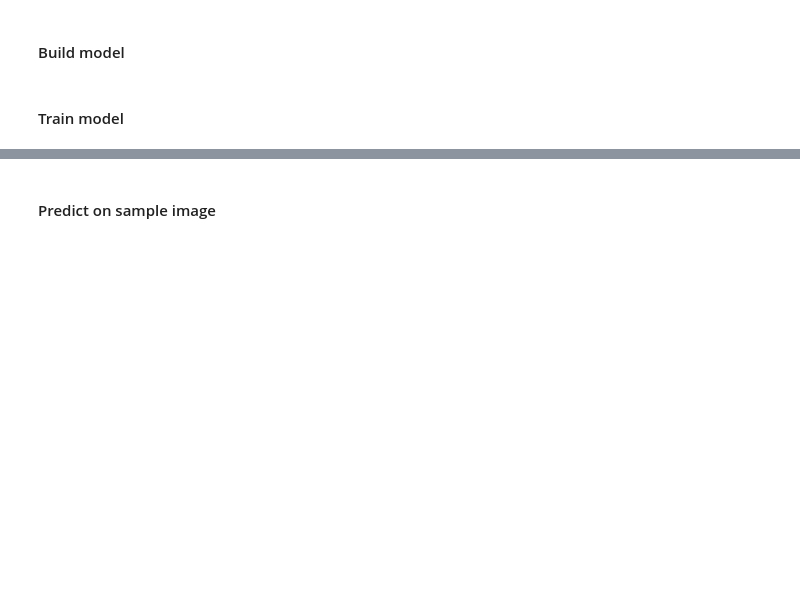
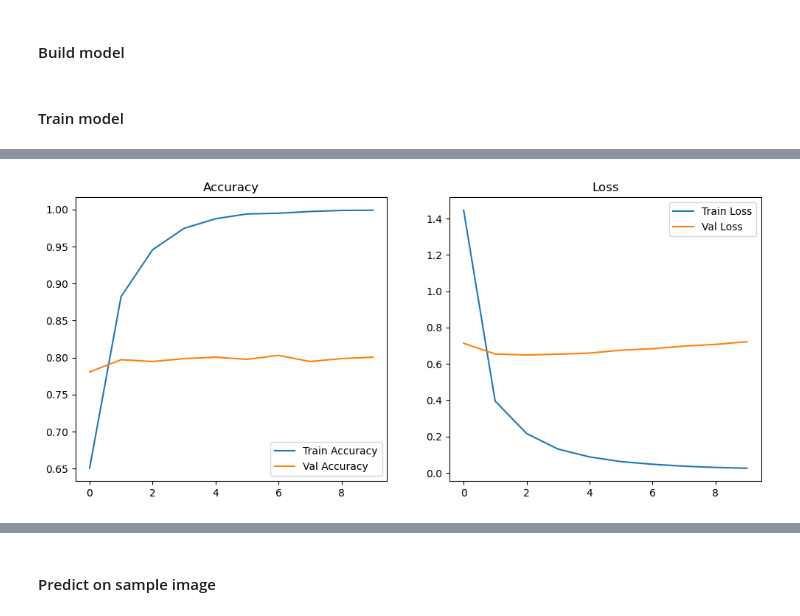
Before and after one commit to vibhasfl/machine-learning-models, a Jupyter notebook: Deep Learning/dog-breed-identifications/updated.ipynb, the cells around one changed output, grey strips where cells are left out. Cells and saved outputs as stored; diff of their text form; code cells hidden in the pictures; blank space fills up the shorter version.

Commit message:
Added validation set

```diff
--- a/Deep Learning/dog-breed-identifications/updated.ipynb
+++ b/Deep Learning/dog-breed-identifications/updated.ipynb
@@ -61,4 +83,5 @@ labels = labels_csv_df["breed_index"].values
 # %% [markdown]
 #### Create TF dataset
 # %%
-dataset = tf.data.Dataset.from_tensor_slices((image_ids, labels)) # Still raw data
+train_dataset = tf.data.Dataset.from_tensor_slices((train_image_ids, train_labels)) # Still raw data
+val_dataset = tf.data.Dataset.from_tensor_slices((val_image_ids, val_labels)) # Still raw data
@@ -65,9 +94,15 @@ dataset = tf.data.Dataset.from_tensor_slices((image_ids, labels)) # Still raw da
 # %%
-dataset = dataset.map(load_image, num_parallel_calls=tf.data.AUTOTUNE) # Actual data loading
+train_dataset = train_dataset.map(load_image, num_parallel_calls=tf.data.AUTOTUNE) # Actual data loading
+val_dataset = val_dataset.map(load_image, num_parallel_calls=tf.data.AUTOTUNE) # Actual data loading
 # %%
 BATCH_SIZE = 32
-dataset = dataset.shuffle(buffer_size=1000)
-dataset = dataset.batch(BATCH_SIZE).prefetch(tf.data.AUTOTUNE)
+
+train_dataset = train_dataset.shuffle(buffer_size=1000)
+train_dataset = train_dataset.batch(BATCH_SIZE).prefetch(tf.data.AUTOTUNE)
+
+
+val_dataset = val_dataset.shuffle(buffer_size=1000)
+val_dataset = val_dataset.batch(BATCH_SIZE).prefetch(tf.data.AUTOTUNE)
 # %% [markdown]
 #### Build model
 # %%
@@ -94,6 +129,6 @@ model.compile(
 # %% [markdown]
 #### Train model
 # %%
-history = model.fit(dataset, epochs=10)  # Adjust epochs as needed
+history = model.fit(train_dataset,validation_data=val_dataset, epochs=10)  # Adjust epochs as needed
 # %% [output]
 Epoch 1/10
@@ -120 +155,26 @@ Epoch 10/10
+# %%
+# Plot training and validation accuracy/loss
+acc = history.history['accuracy']
+val_acc = history.history['val_accuracy']
+loss = history.history['loss']
+val_loss = history.history['val_loss']
+epochs_range = range(len(acc))
+
+plt.figure(figsize=(12, 5))
+
+plt.subplot(1, 2, 1)
+plt.plot(epochs_range, acc, label='Train Accuracy')
+plt.plot(epochs_range, val_acc, label='Val Accuracy')
+plt.legend(loc='lower right')
+plt.title('Accuracy')
+
+plt.subplot(1, 2, 2)
+plt.plot(epochs_range, loss, label='Train Loss')
+plt.plot(epochs_range, val_loss, label='Val Loss')
+plt.legend(loc='upper right')
+plt.title('Loss')
+
+plt.show()
+# %% [output]
+[figure, added]
 # %%
```
Also changed, not shown: parts of 10 cells of this notebook, 2 other files.
